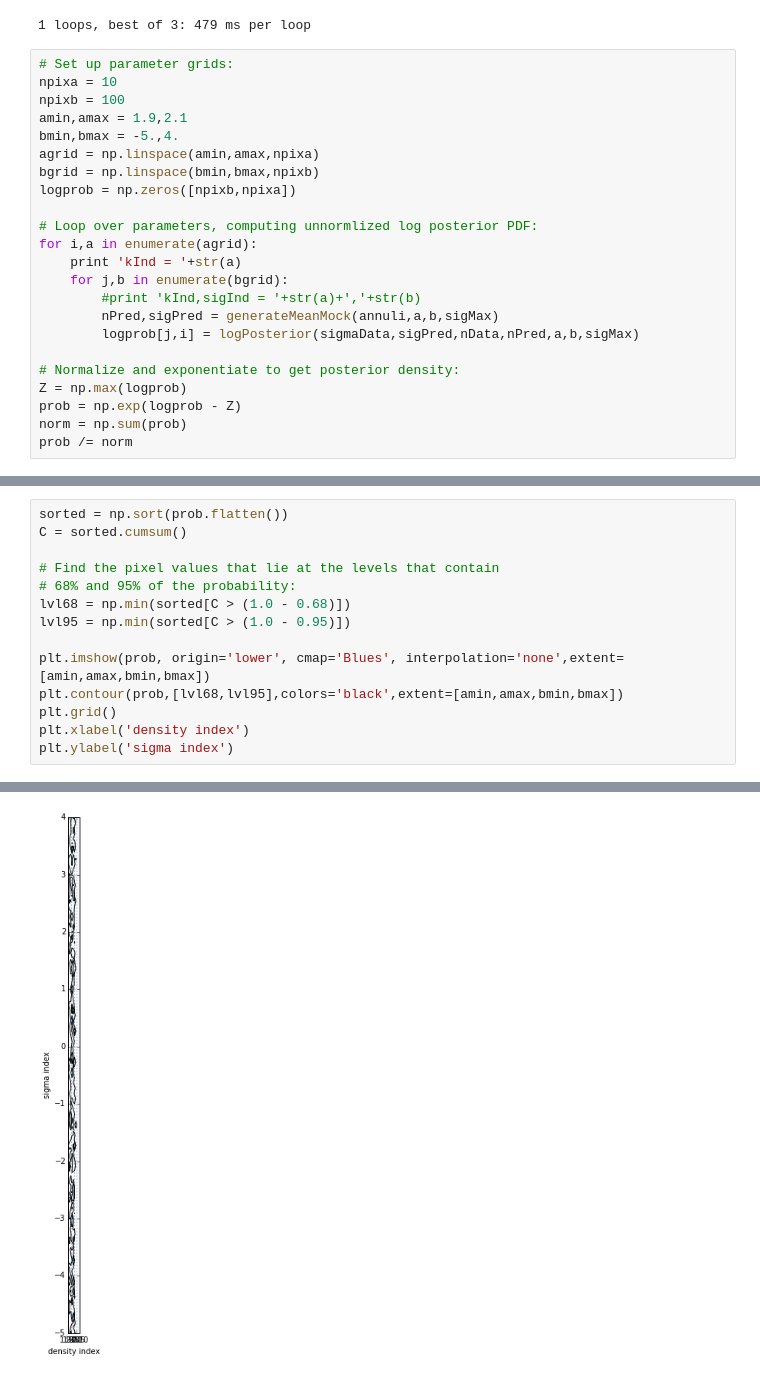
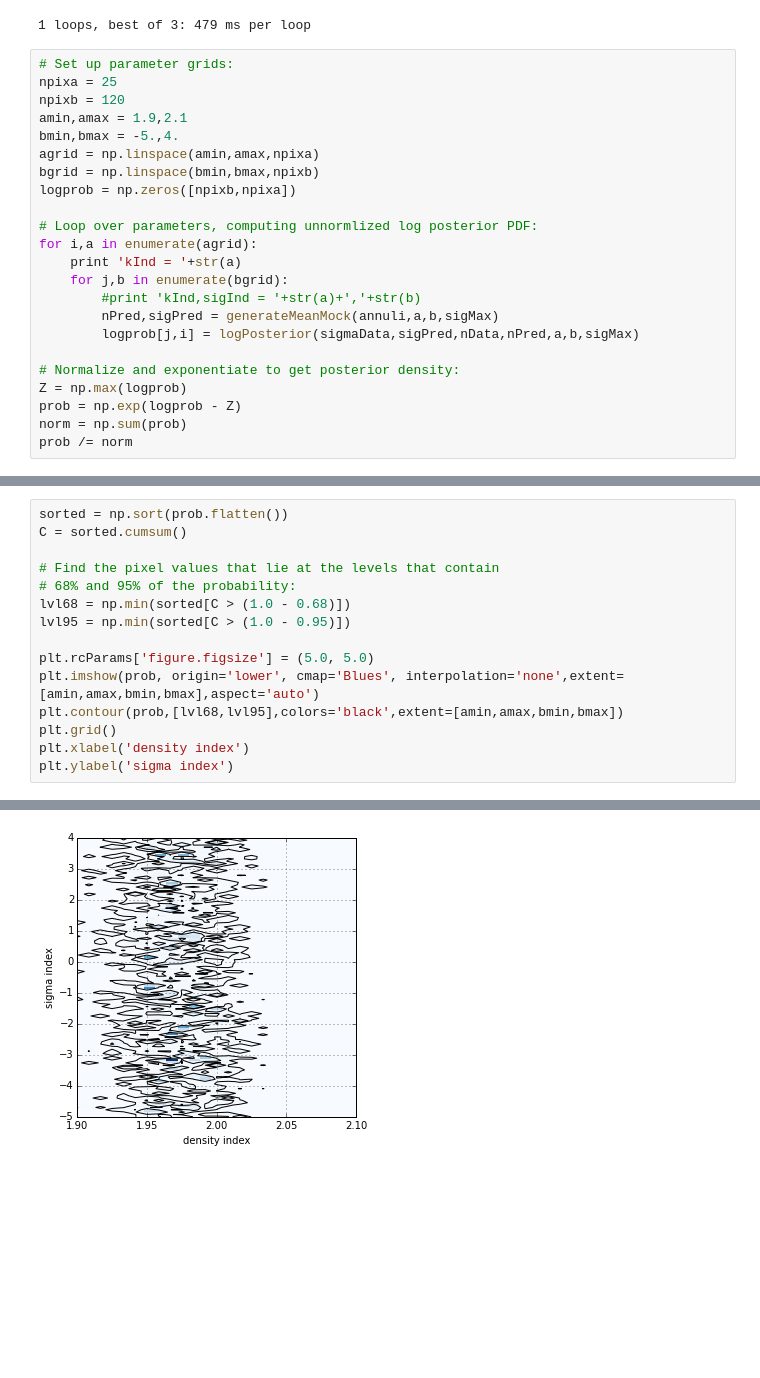
Before and after one commit to ondrejiayc/PH366_final_project, a Jupyter notebook: annularAnalysisChecking.ipynb, the cells around one changed output, grey strips where cells are left out. Cells and saved outputs as stored; diff of their text form; blank space fills up the shorter version.

```diff
--- a/annularAnalysisChecking.ipynb
+++ b/annularAnalysisChecking.ipynb
@@ -196,8 +197,8 @@ bla1,bla2 = generateMeanMock(annuli,a,b,sigMax)
 1 loops, best of 3: 479 ms per loop
 # %%
 # Set up parameter grids:
-npixa = 10
-npixb = 100
+npixa = 25
+npixb = 120
 amin,amax = 1.9,2.1
 bmin,bmax = -5.,4.
 agrid = np.linspace(amin,amax,npixa)
@@ -231,20 +239,21 @@ kInd = 2.1
 # %%
 sorted = np.sort(prob.flatten())
 C = sorted.cumsum()
 
 # Find the pixel values that lie at the levels that contain
 # 68% and 95% of the probability:
 lvl68 = np.min(sorted[C > (1.0 - 0.68)])
 lvl95 = np.min(sorted[C > (1.0 - 0.95)])
 
-plt.imshow(prob, origin='lower', cmap='Blues', interpolation='none',extent=[amin,amax,bmin,bmax])
+plt.rcParams['figure.figsize'] = (5.0, 5.0)
+plt.imshow(prob, origin='lower', cmap='Blues', interpolation='none',extent=[amin,amax,bmin,bmax],aspect='auto')
 plt.contour(prob,[lvl68,lvl95],colors='black',extent=[amin,amax,bmin,bmax])
 plt.grid()
 plt.xlabel('density index')
 plt.ylabel('sigma index')
 # %% [output]
 <matplotlib.text.Text at 0x...>
-[figure, old version]
+[figure, new version]
 # %%
 prob_kInd_given_data = np.sum(prob,axis=0) # Approximate the integral as a sum
 prob_sigmaInd_given_data = np.sum(prob,axis=1) # Approximate the integral as a sum
```
Also changed, not shown: parts of 5 cells of this notebook, 2 other files.
